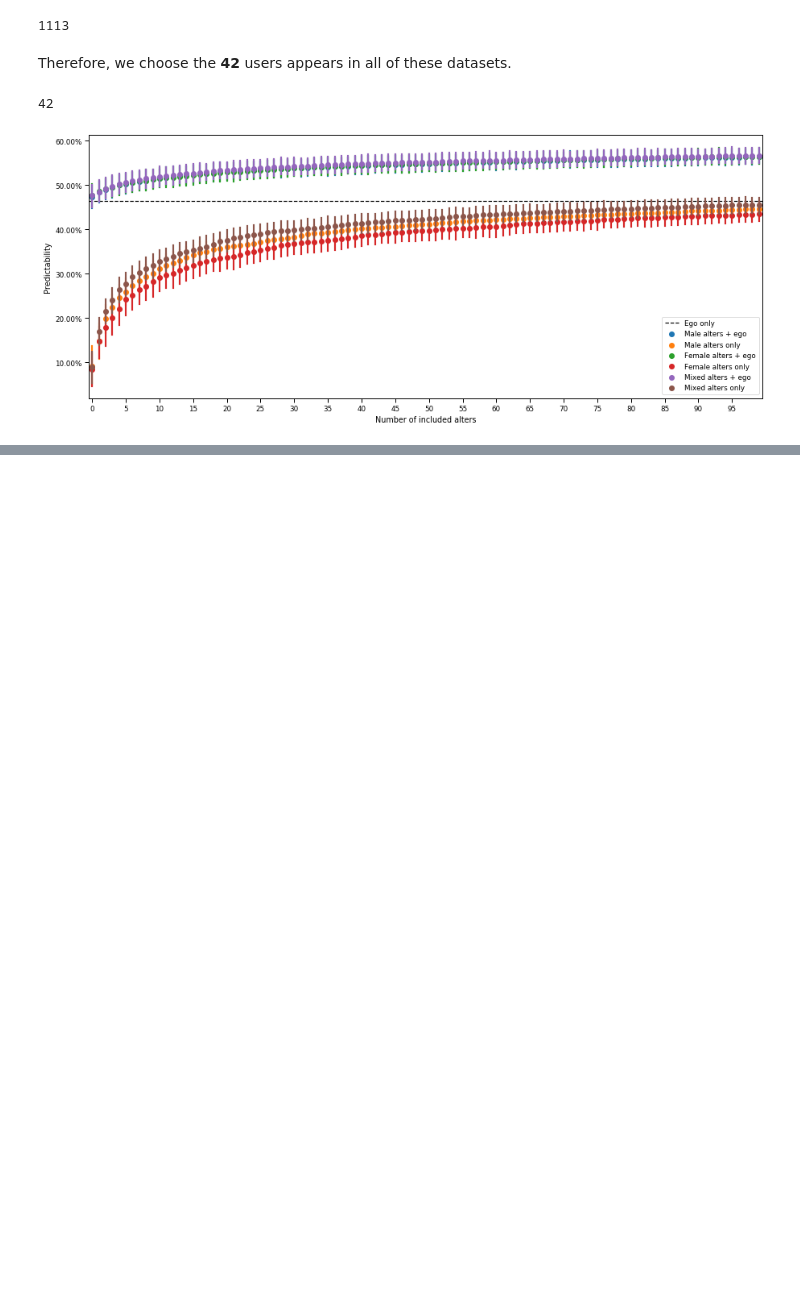
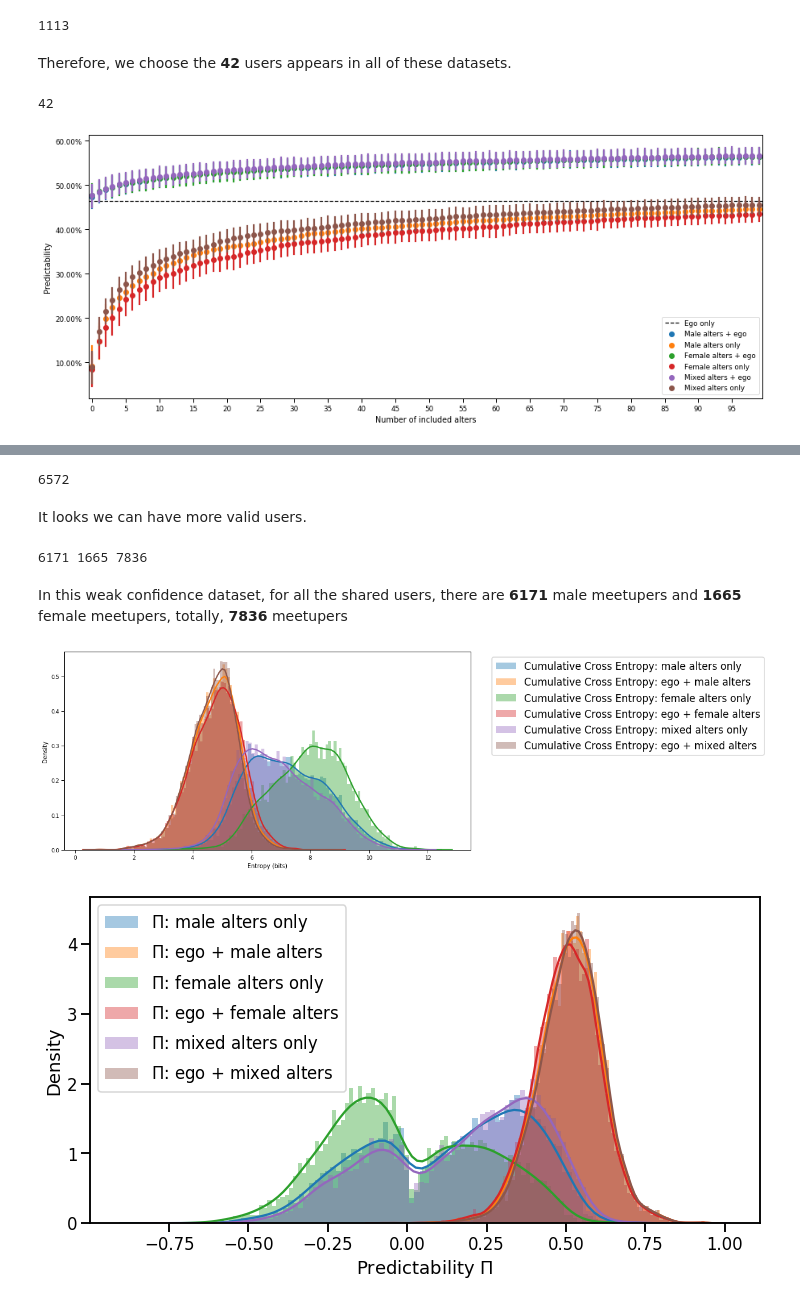
Before and after one commit to Magica-Chen/social-predictability, a Jupyter notebook: GenderResultVisualisation.ipynb, the cells around one changed output, grey strips where cells are left out. Cells and saved outputs as stored; diff of their text form; code cells hidden in the pictures; blank space fills up the shorter version.

Commit message:
add plots for almost sure gender info

```diff
--- a/GenderResultVisualisation.ipynb
+++ b/GenderResultVisualisation.ipynb
@@ -98,0 +111,10 @@ vs.num_point_plot_gender(user_stats_L100, name='predictability', mode='paper',
+# %%
+def str_replace(x):
+    if x == 'AM':
+        return 'M'
+    elif x == 'AF':
+        return 'F'
+    else:
+        return x
+# %%
+user_meetup_G['Gender_Guesser_y'] = user_meetup_G.apply(lambda row: str_replace(row.Gender_Guesser_y),axis=1)
@@ -98,0 +123,31 @@ vs.num_point_plot_gender(user_stats_L100, name='predictability', mode='paper',
+# %%
+shared_egolist = list(set(user_meetup_AM['userid_x'].tolist()) &
+                      set(user_meetup_AF['userid_x'].tolist()) &
+                      set(user_meetup_G['userid_x'].tolist()))
+# %%
+len(shared_egolist)
+# %% [output]
+6572
+# %% [markdown]
+It looks we can have more valid users.
+# %%
+user_stats_M = user_meetup_AM[user_meetup_AM['userid_x'].isin(shared_egolist)]
+user_stats_F = user_meetup_AF[user_meetup_AF['userid_x'].isin(shared_egolist)]
+user_stats_MF = user_meetup_G[user_meetup_G['userid_x'].isin(shared_egolist)]
+# %%
+print(len(set(user_stats_M['userid_y'].tolist())),
+     len(set(user_stats_F['userid_y'].tolist())),
+     len(set(user_stats_MF['userid_y'].tolist())))
+# %% [output]
+6171 1665 7836
+# %% [markdown]
+In this weak confidence dataset, for all the shared users, there are **6171** male meetupers and **1665** female meetupers, totally, **7836** meetupers
+# %%
+user_stats = pd.concat([user_stats_M, user_stats_F])
+vs.hist_entropy_gender(user_stats, user_stats_MF)
+plt.show()
+vs.hist_pred_gender(user_stats, user_stats_MF)
+plt.show()
+# %% [output]
+[figure, added]
+[figure, added]
```
Also changed, not shown: parts of 16 cells of this notebook, 1 other file.
